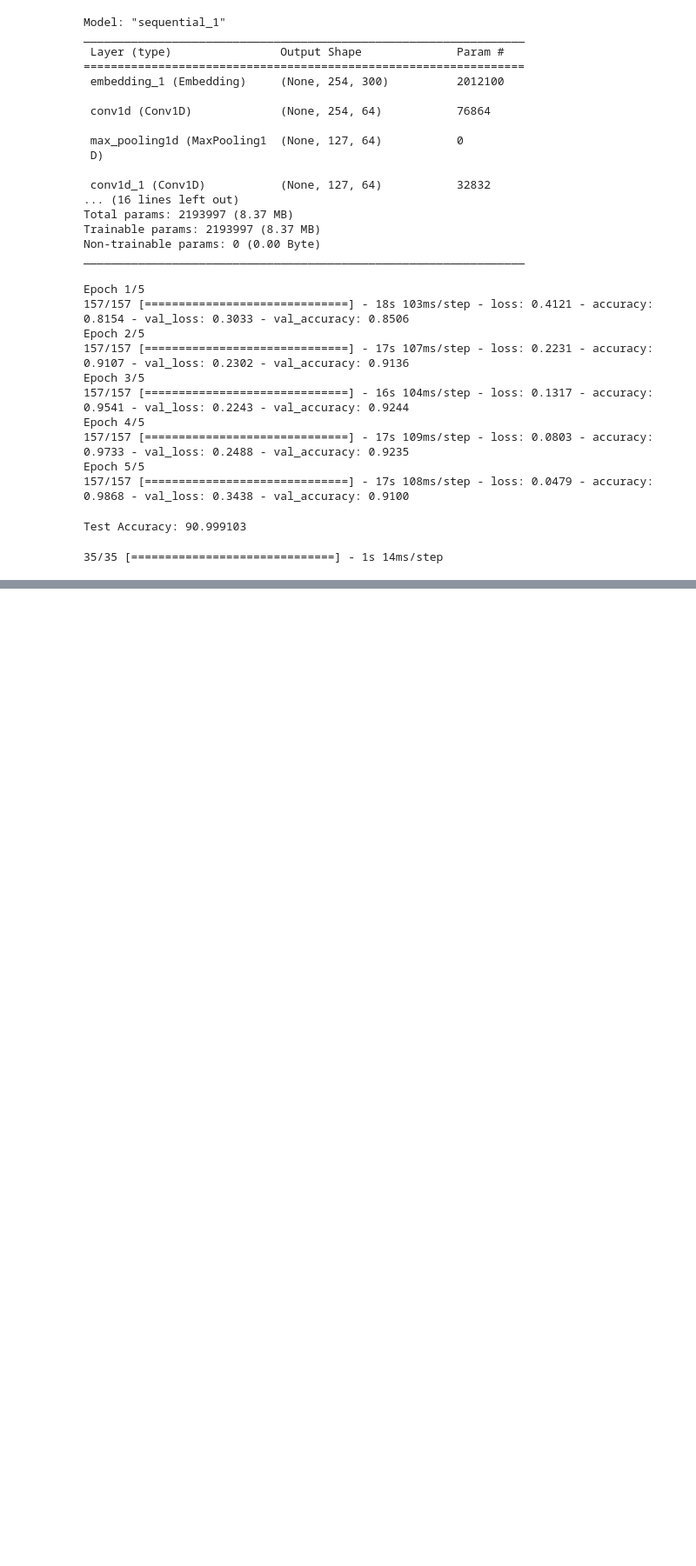
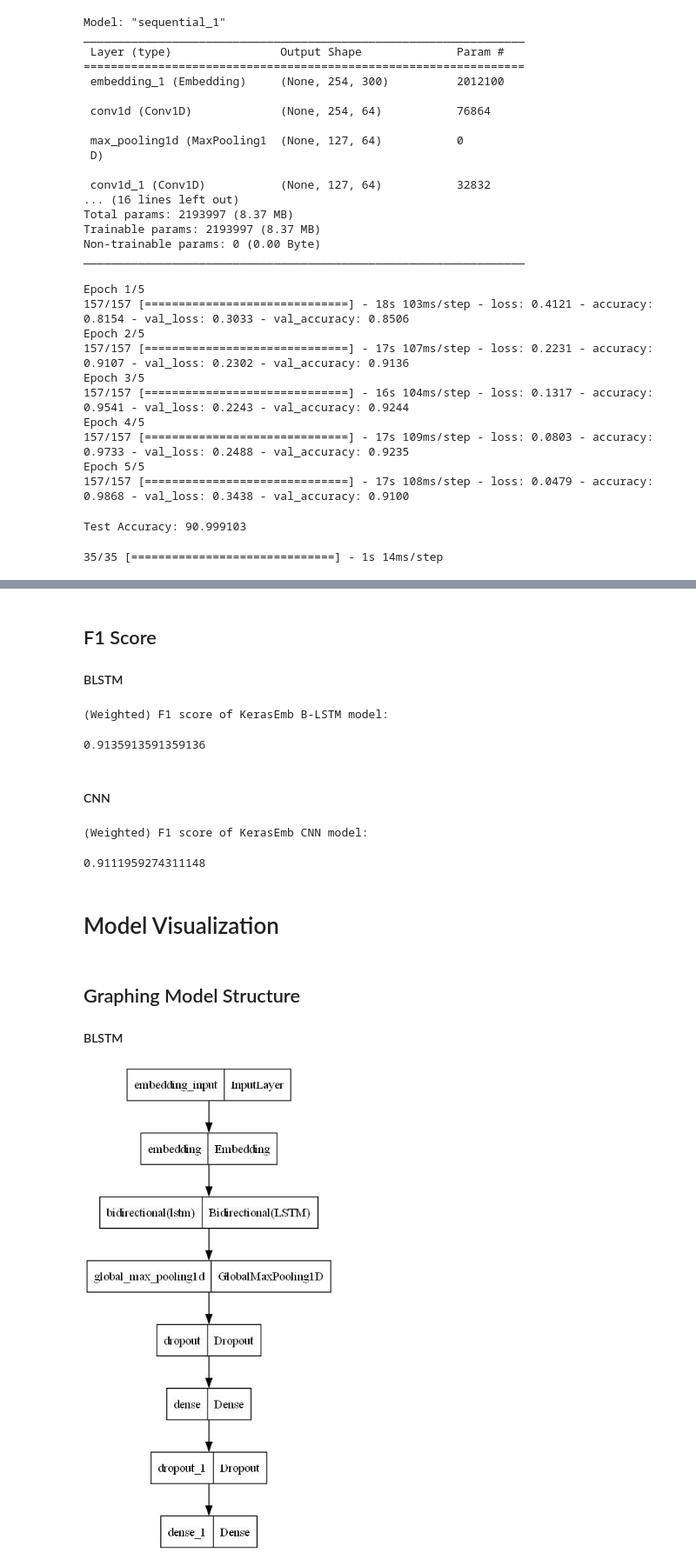
Before and after one commit to second-ali/AI-Final-Project-Ali_Haddadi, a Jupyter notebook: binary/BinaryClassification.ipynb, the cells around one changed output, grey strips where cells are left out. Shown at 87% size. Cells and saved outputs as stored; diff of their text form; code cells hidden in the pictures; blank space fills up the shorter version.

```diff
--- a/binary/BinaryClassification.ipynb
+++ b/binary/BinaryClassification.ipynb
@@ -340,0 +447,20 @@ y_pred_cnn=(predict_x_cnn > 0.5).astype(int)
+# %% [markdown]
+## F1 Score
+
+#### BLSTM
+# %%
+print("(Weighted) F1 score of KerasEmb B-LSTM model:")
+f1_score(y_test, y_pred_blstm, average='weighted')
+# %% [output]
+(Weighted) F1 score of KerasEmb B-LSTM model:
+0.9135913591359136
+# %% [markdown]
+#### CNN
+# %%
+print("(Weighted) F1 score of KerasEmb CNN model:")
+f1_score(y_test, y_pred_cnn, average='weighted')
+# %% [output]
+(Weighted) F1 score of KerasEmb CNN model:
+0.9111959274311148
+# %% [markdown]
+# Model Visualization
@@ -340,0 +471,7 @@ y_pred_cnn=(predict_x_cnn > 0.5).astype(int)
+# %% [markdown]
+## Graphing Model Structure
+#### BLSTM
+# %%
+plot_model(model_blstm, to_file=f'./plots/{id_blstm}_model_graph_blstm.jpg')
+# %% [output]
+[figure, added]
```
Also changed, not shown: parts of 16 cells of this notebook.
